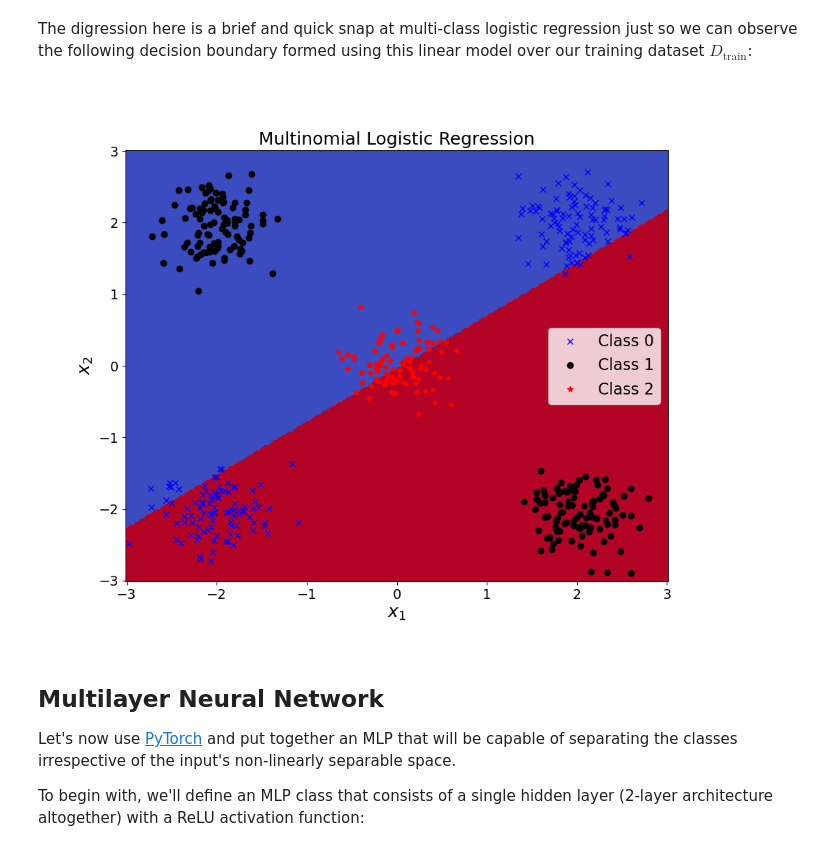
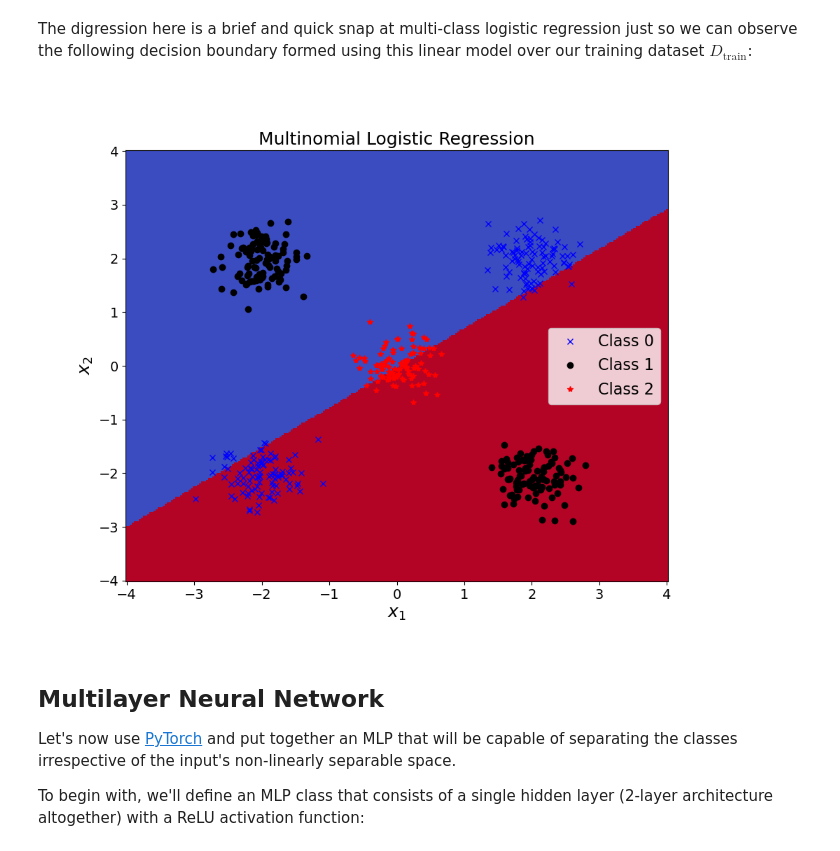
Before and after one commit to mayB1998/EECE5644_IntroMLPR_LectureCode_Summer1, a Jupyter notebook: notebooks/neural_networks/mlp_pytorch.ipynb, the cells around one changed output. Saved outputs shown, nothing was run; the diff lists cells and outputs as text; code cells hidden in the pictures.

```diff
--- a/notebooks/neural_networks/mlp_pytorch.ipynb
+++ b/notebooks/neural_networks/mlp_pytorch.ipynb
@@ -111,9 +115,9 @@ Let's sample from five multivariate Gaussians and color-code the individual comp
 # %%
 N = 100
 
-def create_data(N):
+def create_data(N, noise=0.1):
     # Uses the same covariance matrix, scaled identity, for all Gaussians
-    Sigma = 0.1 * np.eye(2)
+    Sigma = noise * np.eye(2)
     # Five gaussian means specified to span a square and its centre
     Gs = [
         mvn(mean=[2, 2], cov=Sigma),
@@ -201,28 +205,28 @@ fitted_model = model.fit(X, y)
 The digression here is a brief and quick snap at multi-class logistic regression just so we can observe the following decision boundary formed using this linear model over our training dataset $D_\text{train}$:
 # %%
 # Create coordinate matrices determined by the sample space
-xx, yy = np.meshgrid(np.linspace(-3, 3, 250), np.linspace(-3, 3, 250))
+xx, yy = np.meshgrid(np.linspace(-4, 4, 250), np.linspace(-4, 4, 250))
 
 grid = np.c_[xx.ravel(), yy.ravel()]
 
 # Z matrix are the predictions resulting from softmax on the provided model parameters
 Z = model.predict(grid).reshape(xx.shape)
 
 plt.figure(figsize=(10,8))
 
 # uses gray background for black dots
 plt.pcolormesh(xx, yy, Z, cmap=plt.cm.coolwarm)
 
 plt.plot(X[y==0, 0], X[y==0, 1], 'bx', label="Class 0")
 plt.plot(X[y==1, 0], X[y==1, 1], 'ko', label="Class 1");
 plt.plot(X[y==2, 0], X[y==2, 1], 'r*', label="Class 2");
 plt.xlabel(r"$x_1$")
 plt.ylabel(r"$x_2$")
 plt.title("Multinomial Logistic Regression")
 plt.legend()
 plt.show()
 # %% [output]
-[figure, old version]
+[figure, new version]
 # %% [markdown]
 ## Multilayer Neural Network
 
```
Also changed, not shown: parts of 20 cells of this notebook, 2 other files.
